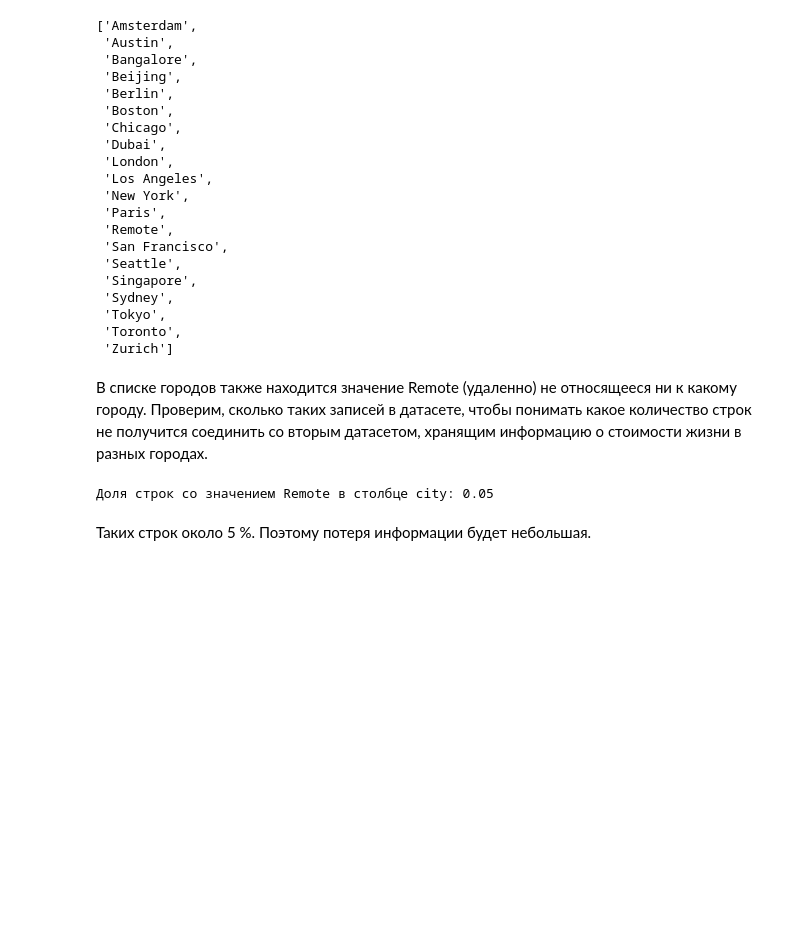
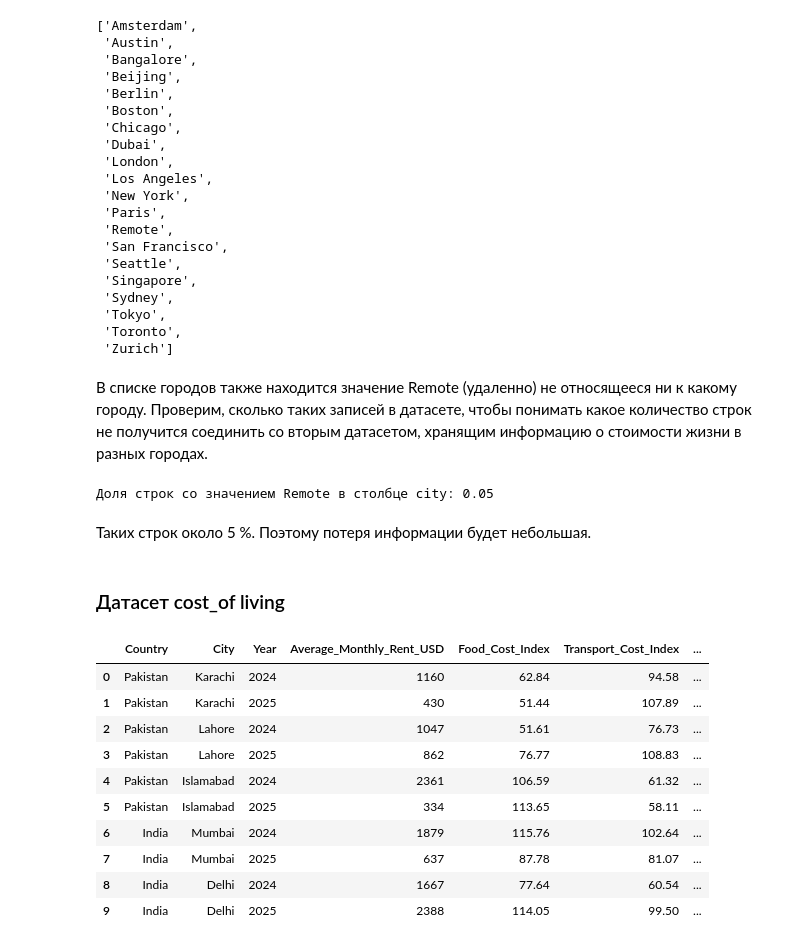
Before and after one commit to annaiusiumbeli/ai_jobs_streamlit, a Jupyter notebook: notebooks/eda.ipynb, the cells around one changed output. Drawn from its saved outputs; the diff is of its cells as text; code cells hidden in the pictures; blank space fills up the shorter version.

```diff
--- a/notebooks/eda.ipynb
+++ b/notebooks/eda.ipynb
@@ -359,3 +356,5 @@ print(f'Доля строк со значением Remote в столбце cit
 Доля строк со значением Remote в столбце city: 0.05
 # %% [markdown]
 Таких строк около 5 %. Поэтому потеря информации будет небольшая.
+# %% [markdown]
+### Датасет cost_of living
@@ -361,0 +363,14 @@ print(f'Доля строк со значением Remote в столбце cit
+# %%
+df_col.head(10)
+# %% [output]
+|  | Country | City | Year | Average_Monthly_Rent_USD | Food_Cost_Index | Transport_Cost_Index | ... |
+| 0 | Pakistan | Karachi | 2024 | 1160 | 62.84 | 94.58 | ... |
+| 1 | Pakistan | Karachi | 2025 | 430 | 51.44 | 107.89 | ... |
+| 2 | Pakistan | Lahore | 2024 | 1047 | 51.61 | 76.73 | ... |
+| 3 | Pakistan | Lahore | 2025 | 862 | 76.77 | 108.83 | ... |
+| 4 | Pakistan | Islamabad | 2024 | 2361 | 106.59 | 61.32 | ... |
+| 5 | Pakistan | Islamabad | 2025 | 334 | 113.65 | 58.11 | ... |
+| 6 | India | Mumbai | 2024 | 1879 | 115.76 | 102.64 | ... |
+| 7 | India | Mumbai | 2025 | 637 | 87.78 | 81.07 | ... |
+| 8 | India | Delhi | 2024 | 1667 | 77.64 | 60.54 | ... |
+| 9 | India | Delhi | 2025 | 2388 | 114.05 | 99.50 | ... |
```
Also changed, not shown: parts of 16 cells of this notebook, 3 other files.
